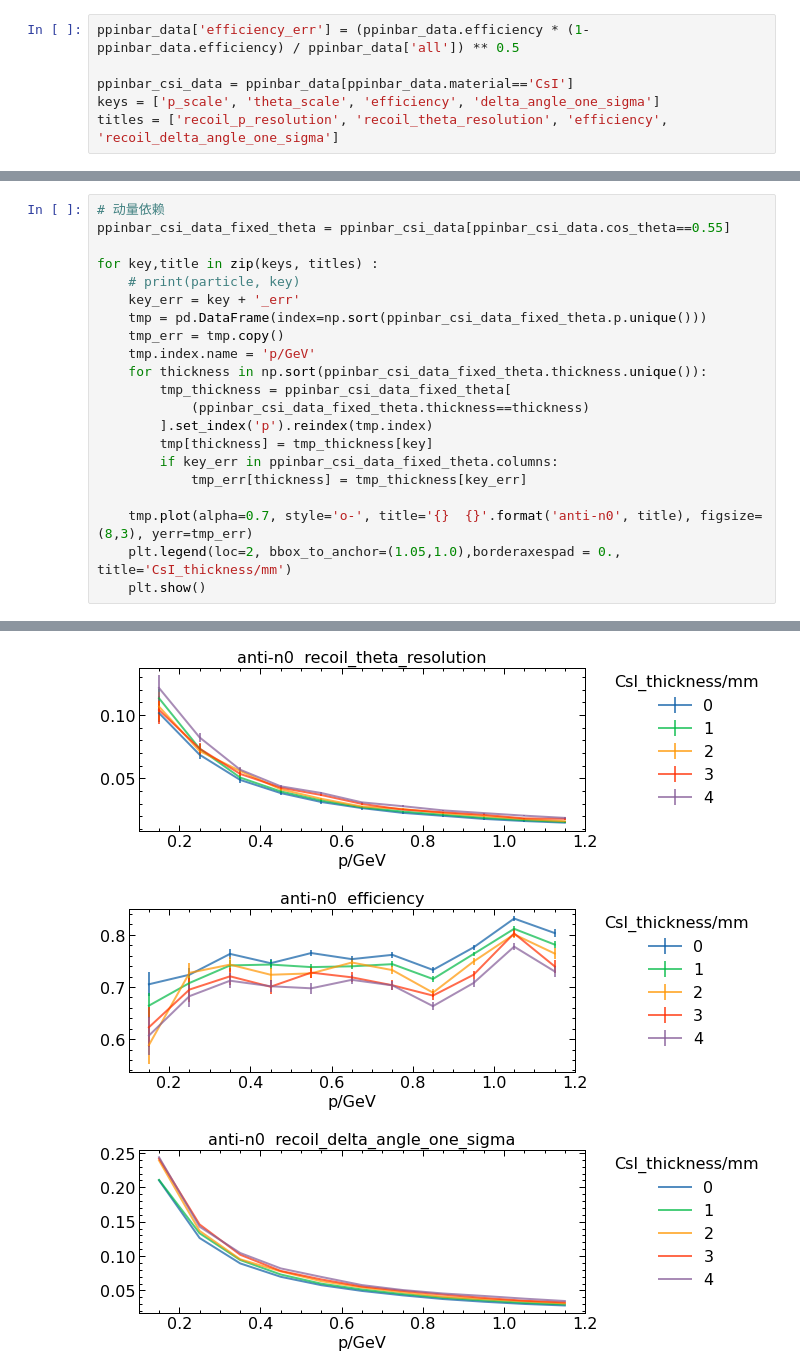
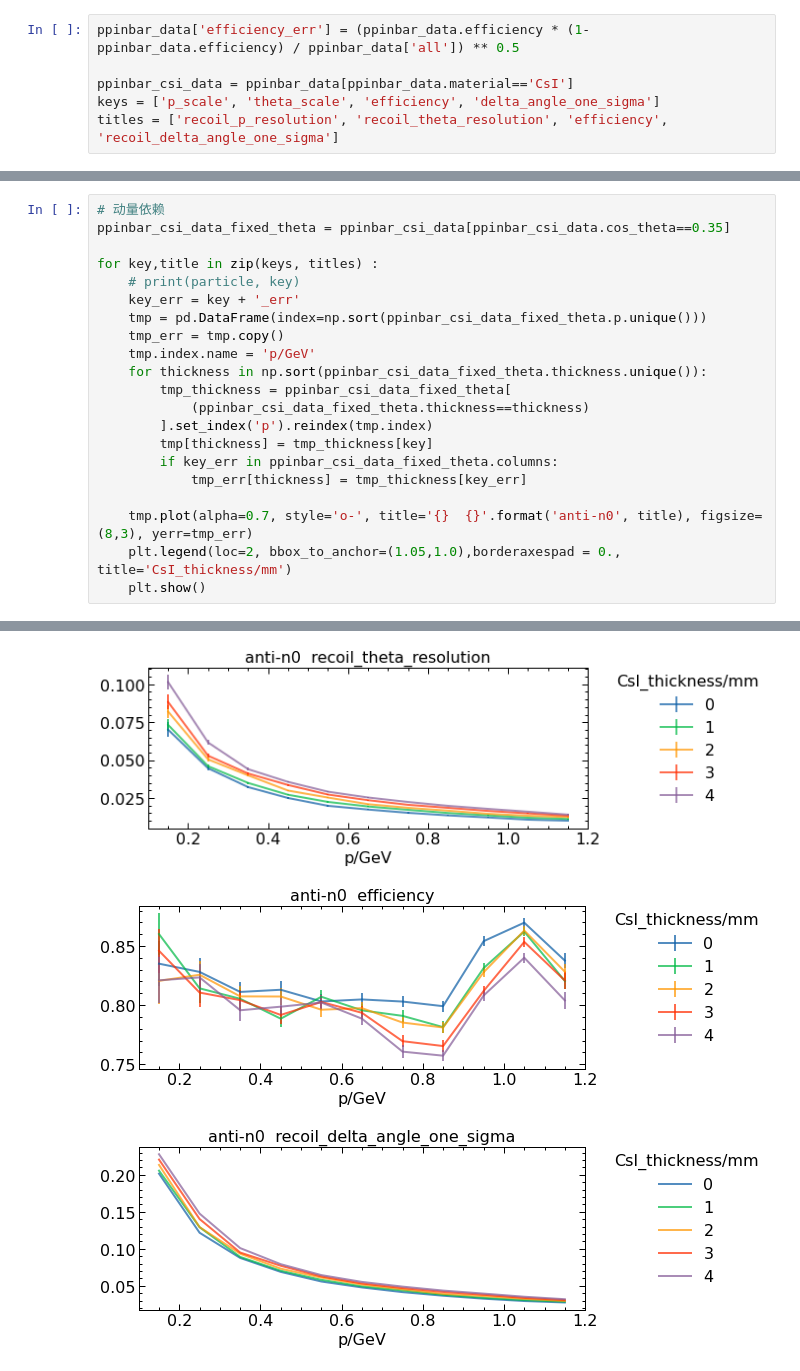
Before and after one commit to yuansicheng/bes3_add_layer, a Jupyter notebook: code/analyse/plot.ipynb, the cells around one changed output, grey strips where cells are left out. Saved outputs shown, nothing was run; the diff lists cells and outputs as text.

```diff
--- a/code/analyse/plot.ipynb
+++ b/code/analyse/plot.ipynb
@@ -365,6 +380,6 @@ titles = ['recoil_p_resolution', 'recoil_theta_resolution', 'efficiency', 'recoi
 # %%
 # 动量依赖
-ppinbar_csi_data_fixed_theta = ppinbar_csi_data[ppinbar_csi_data.cos_theta==0.55]
+ppinbar_csi_data_fixed_theta = ppinbar_csi_data[ppinbar_csi_data.cos_theta==0.35]
 
 for key,title in zip(keys, titles) :
     # print(particle, key)
@@ -388,5 +403,5 @@ for key,title in zip(keys, titles) :
-[figure, old version]
+[figure, new version]
-[figure, old version]
+[figure, new version]
-[figure, old version]
+[figure, new version]
 # %%
 # theta依赖
```
Also changed, not shown: parts of 9 cells of this notebook, 5 other files.
